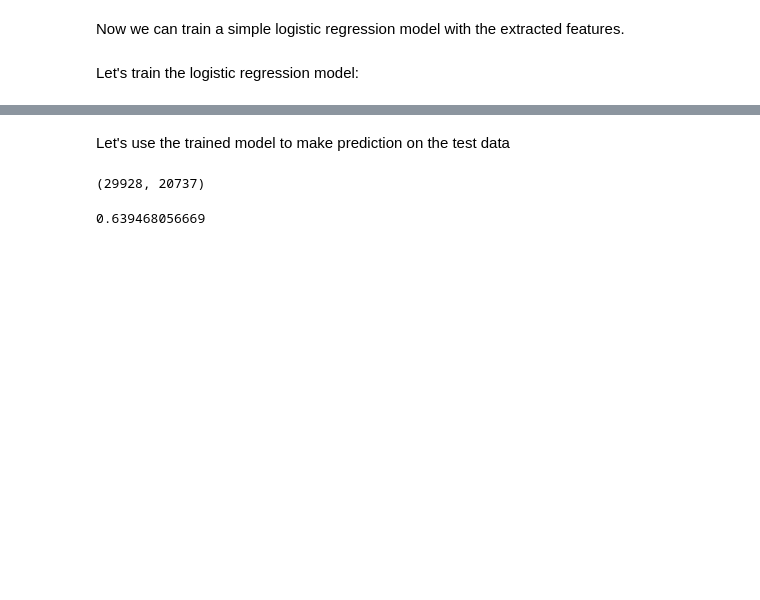
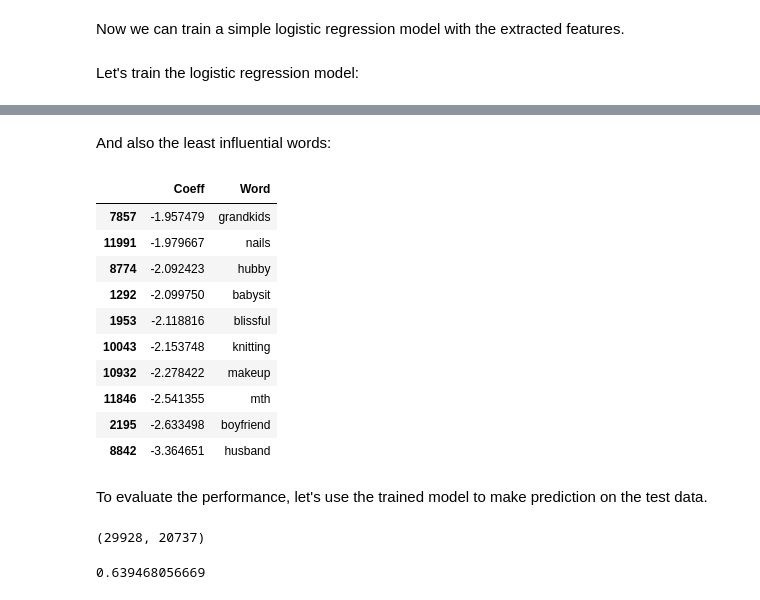
Before and after one commit to ZhengyangXu/Kaggle_happydb, a Jupyter notebook: happydb_kernel_v2.ipynb, the cells around one changed output, grey strips where cells are left out. Saved outputs shown, nothing was run; the diff lists cells and outputs as text; code cells hidden in the pictures; blank space fills up the shorter version.

```diff
--- a/happydb_kernel_v2.ipynb
+++ b/happydb_kernel_v2.ipynb
@@ -191,5 +411,21 @@ logi_model.score(train_array_hm, train_hm['gender_bin'])
+# %% [markdown]
+And also the least influential words:
+# %%
+weight_df.tail(n=10)
+# %% [output]
+|  | Coeff | Word |
+| 7857 | -1.957479 | grandkids |
+| 11991 | -1.979667 | nails |
+| 8774 | -2.092423 | hubby |
+| 1292 | -2.099750 | babysit |
+| 1953 | -2.118816 | blissful |
+| 10043 | -2.153748 | knitting |
+| 10932 | -2.278422 | makeup |
+| 11846 | -2.541355 | mth |
+| 2195 | -2.633498 | boyfriend |
+| 8842 | -3.364651 | husband |
 # %% [markdown]
-Let's use the trained model to make prediction on the test data
+To evaluate the performance, let's use the trained model to make prediction on the test data.
 # %%
 features_test_hm = vectorizer.transform(prepro_test)
 test_array_hm = features_test_hm.toarray()
```
Also changed, not shown: parts of 68 cells of this notebook, 2 other files.
